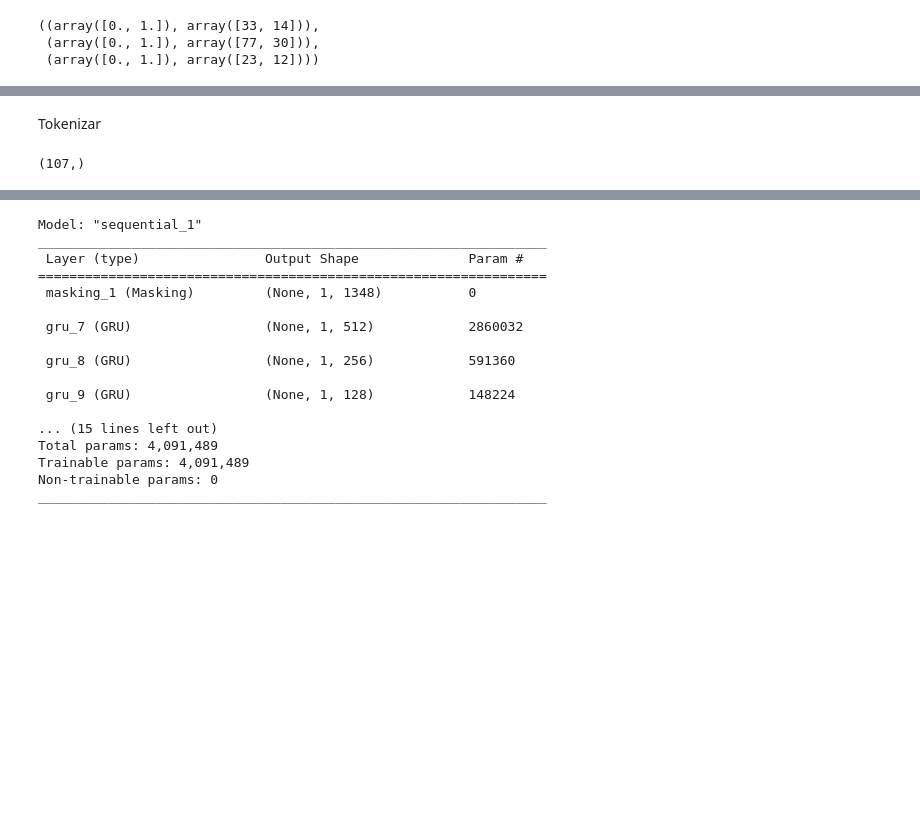
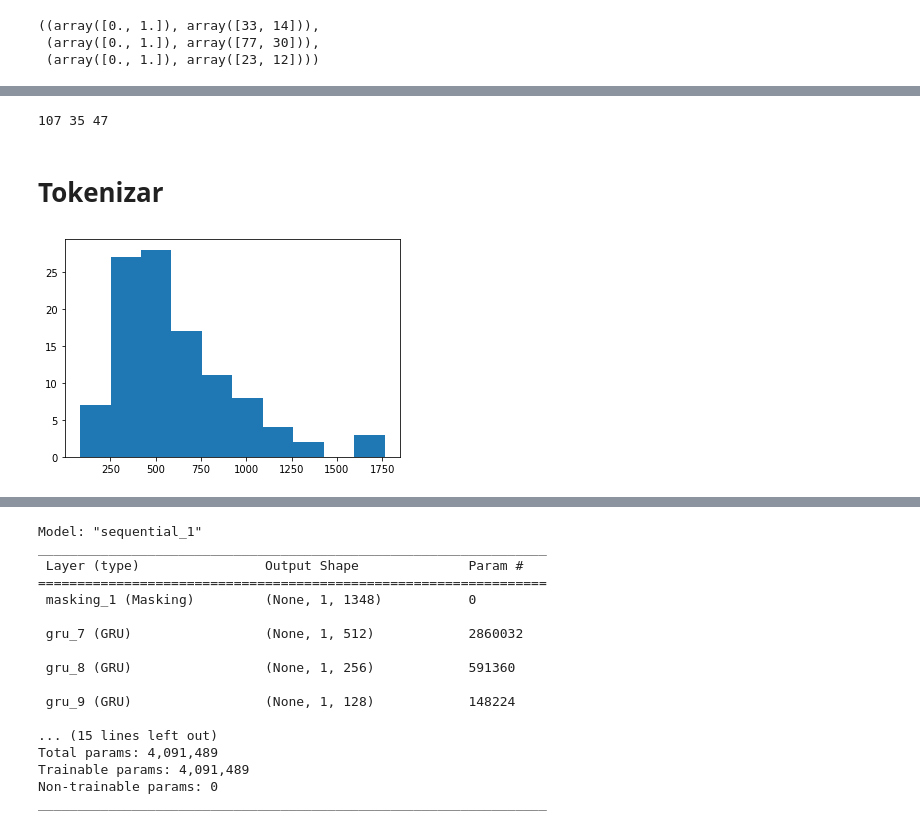
Before and after one commit to JoacoSoulez/Smart-Detector-of-Depressive-Disorder, a Jupyter notebook: notebooks/Terapia/Depresion_Modelo_RNN-Copy1.ipynb, the cells around one changed output, grey strips where cells are left out. Drawn from its saved outputs; the diff is of its cells as text; code cells hidden in the pictures; blank space fills up the shorter version.

```diff
--- a/notebooks/Terapia/Depresion_Modelo_RNN-Copy1.ipynb
+++ b/notebooks/Terapia/Depresion_Modelo_RNN-Copy1.ipynb
@@ -364,8 +363,14 @@ X_val = Data2_val
-# %% [markdown]
-Tokenizar
-# %%
-Data2.shape
-# %% [output]
-(107,)
+# %%
+print(len(X_train), len(X_val), len(X_test))
+# %% [output]
+107 35 47
+# %% [markdown]
+# Tokenizar
+# %%
+import matplotlib.pyplot as plt
+
+plt.hist([len(interview) for interview in X_train_tokenized]);
+# %% [output]
+[figure, added]
 # %%
 from sklearn.preprocessing import LabelEncoder
```
Also changed, not shown: parts of 31 cells of this notebook, 4 other files.
